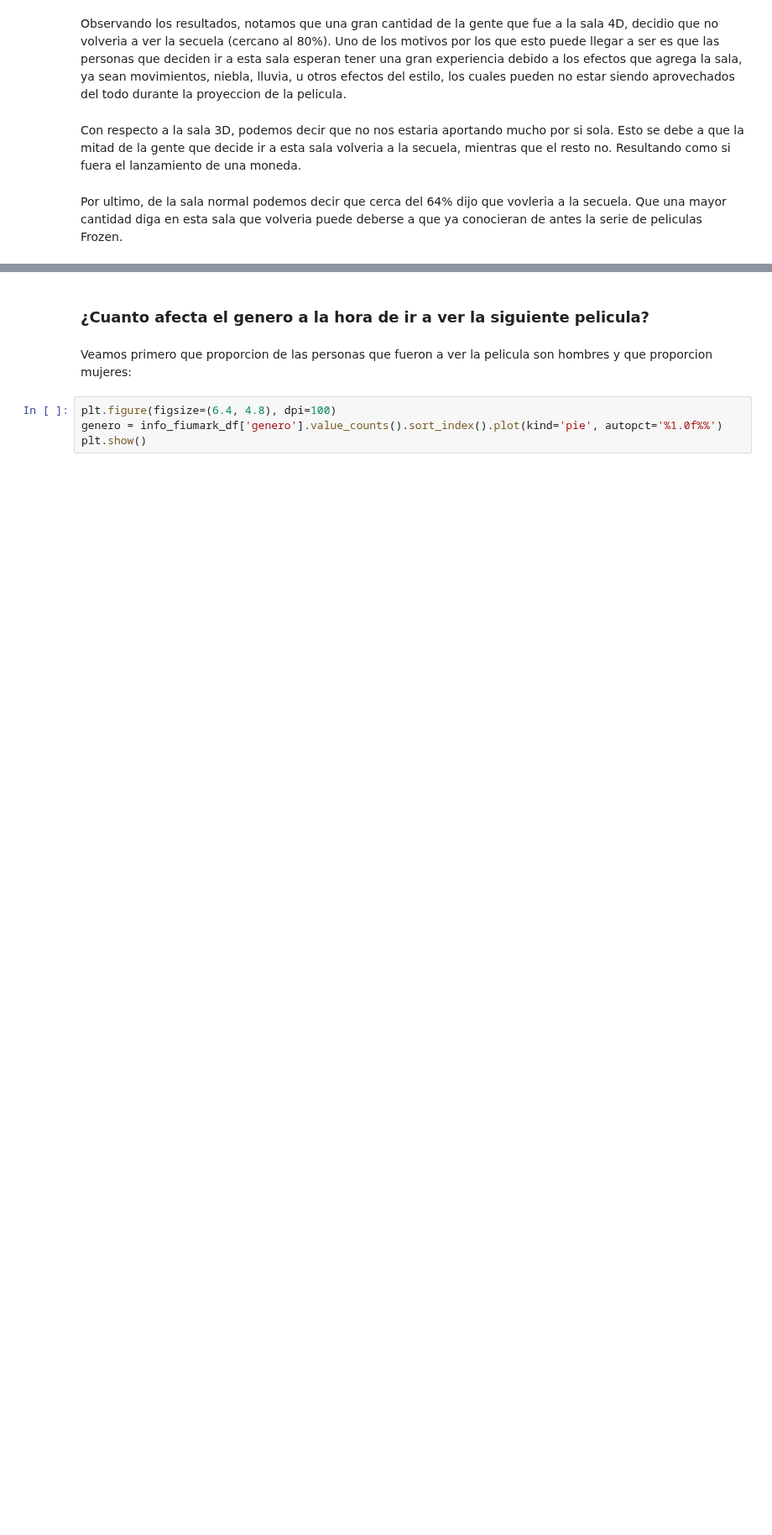
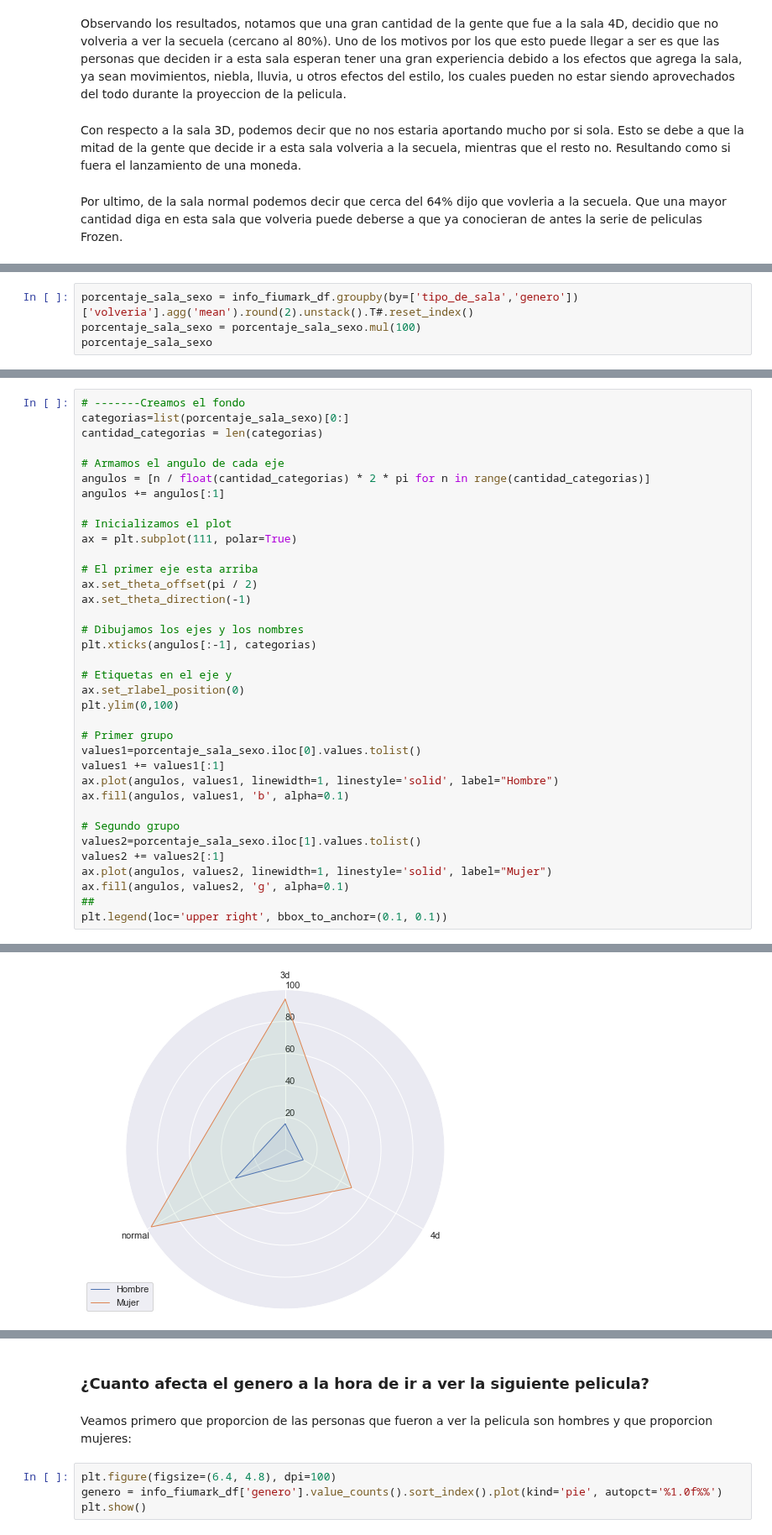
Before and after one commit to brunograssano/TP-Organizacion-de-datos, a Jupyter notebook: TP_Datos.ipynb, the cells around one changed output, grey strips where cells are left out. Shown at 84% size. Saved outputs shown, nothing was run; the diff lists cells and outputs as text; blank space fills up the shorter version.

```diff
--- a/TP_Datos.ipynb
+++ b/TP_Datos.ipynb
@@ -243,0 +246,4 @@ Por ultimo, de la sala normal podemos decir que cerca del 64% dijo que vovleria
+# %%
+porcentaje_sala_sexo = info_fiumark_df.groupby(by=['tipo_de_sala','genero'])['volveria'].agg('mean').round(2).unstack().T#.reset_index()
+porcentaje_sala_sexo = porcentaje_sala_sexo.mul(100)
+porcentaje_sala_sexo
@@ -243,0 +257,37 @@ Por ultimo, de la sala normal podemos decir que cerca del 64% dijo que vovleria
+# %%
+# -------Creamos el fondo
+categorias=list(porcentaje_sala_sexo)[0:]
+cantidad_categorias = len(categorias)
+
+# Armamos el angulo de cada eje
+angulos = [n / float(cantidad_categorias) * 2 * pi for n in range(cantidad_categorias)]
+angulos += angulos[:1]
+
+# Inicializamos el plot
+ax = plt.subplot(111, polar=True)
+
+# El primer eje esta arriba
+ax.set_theta_offset(pi / 2)
+ax.set_theta_direction(-1)
+
+# Dibujamos los ejes y los nombres
+plt.xticks(angulos[:-1], categorias)
+
+# Etiquetas en el eje y
+ax.set_rlabel_position(0)
+plt.ylim(0,100)
+
+# Primer grupo
+values1=porcentaje_sala_sexo.iloc[0].values.tolist()
+values1 += values1[:1]
+ax.plot(angulos, values1, linewidth=1, linestyle='solid', label="Hombre")
+ax.fill(angulos, values1, 'b', alpha=0.1)
+
+# Segundo grupo
+values2=porcentaje_sala_sexo.iloc[1].values.tolist()
+values2 += values2[:1]
+ax.plot(angulos, values2, linewidth=1, linestyle='solid', label="Mujer")
+ax.fill(angulos, values2, 'g', alpha=0.1)
+##
+plt.legend(loc='upper right', bbox_to_anchor=(0.1, 0.1))
+# %% [output]
@@ -243,0 +295 @@ Por ultimo, de la sala normal podemos decir que cerca del 64% dijo que vovleria
+[figure, added]
```
Also changed, not shown: parts of 43 cells of this notebook.
